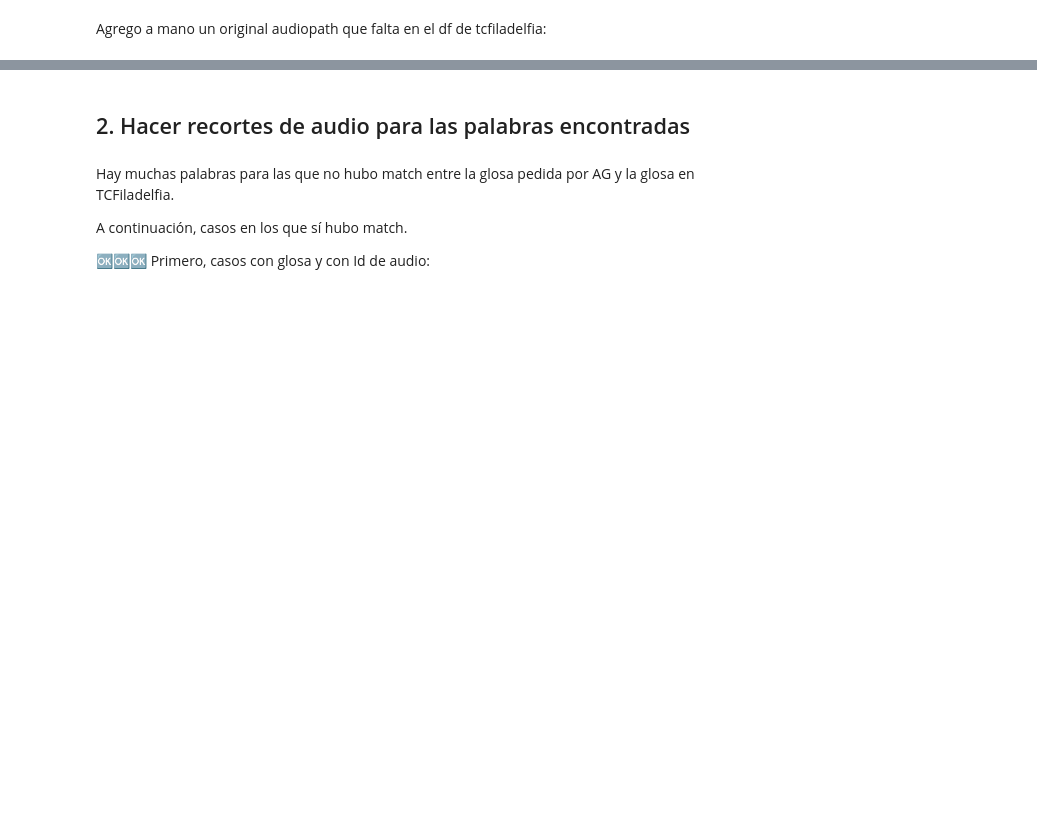
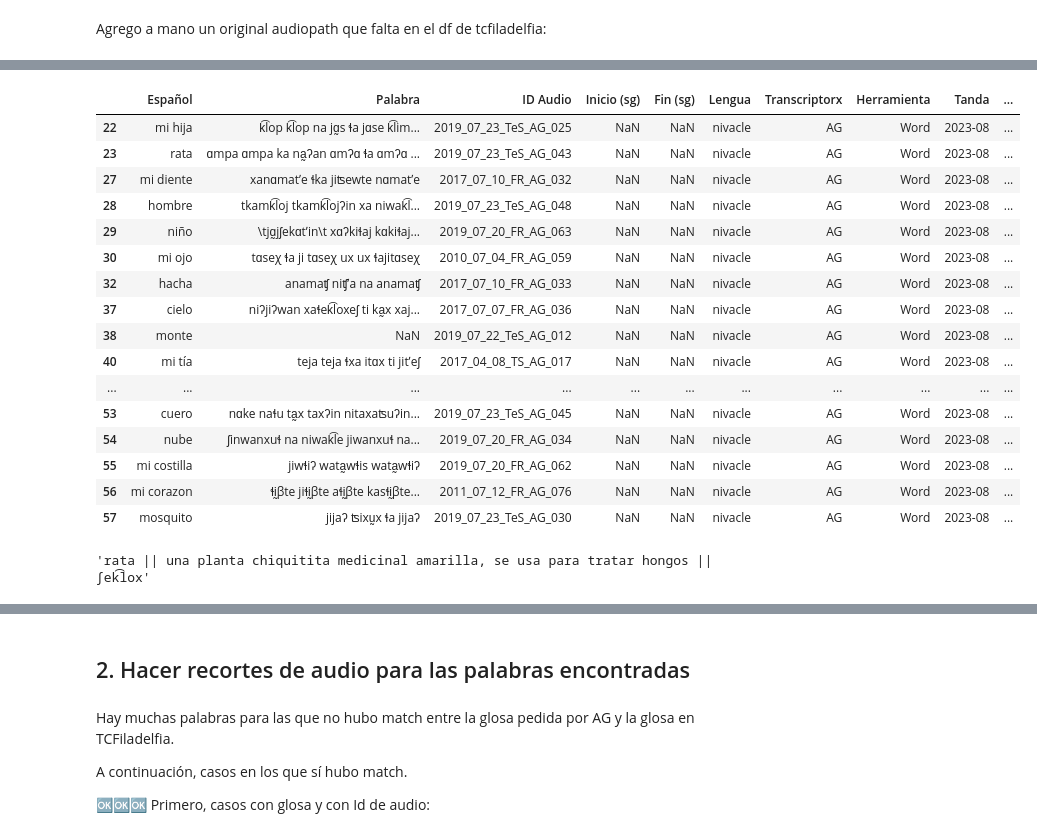
Before and after one commit to nidiah/PICT-2020, a Jupyter notebook: resultados-gh-2023-ago.ipynb, the cells around one changed output, grey strips where cells are left out. Saved outputs shown, nothing was run; the diff lists cells and outputs as text; code cells hidden in the pictures; blank space fills up the shorter version.

```diff
--- a/resultados-gh-2023-ago.ipynb
+++ b/resultados-gh-2023-ago.ipynb
@@ -152,0 +223,26 @@ TypeError: argument of type 'float' is not iterable
+# %%
+df3 = pd.DataFrame(new_rows2)
+df3 = df3.drop_duplicates()
+df3
+# %% [output]
+|  | Español | Palabra | ID Audio | Inicio (sg) | Fin (sg) | Lengua | Transcriptorx | Herramienta | Tanda | ... |
+| 22 | mi hija | k͡lop k͡lop na jɑ̰s ɬa jɑse k͡lim... | 2019_07_23_TeS_AG_025 | NaN | NaN | nivacle | AG | Word | 2023-08 | ... |
+| 23 | rata | ɑmpa ɑmpa ka na̰ʔan ɑmʔɑ ɬa ɑmʔɑ ... | 2019_07_23_TeS_AG_043 | NaN | NaN | nivacle | AG | Word | 2023-08 | ... |
+| 27 | mi diente | xanɑmatʼe ɬka jiʦewte nɑmatʼe | 2017_07_10_FR_AG_032 | NaN | NaN | nivacle | AG | Word | 2023-08 | ... |
+| 28 | hombre | tkamk͡loj tkamk͡lojʔin xa niwak͡l... | 2019_07_23_TeS_AG_048 | NaN | NaN | nivacle | AG | Word | 2023-08 | ... |
+| 29 | niño | \tjɑ̰jʃekɑtʼin\t xɑʔkiɬaj kɑkiɬaj... | 2019_07_20_FR_AG_063 | NaN | NaN | nivacle | AG | Word | 2023-08 | ... |
+| 30 | mi ojo | tɑseχ ɬa ji tɑseχ ux ux ɬajitɑseχ | 2010_07_04_FR_AG_059 | NaN | NaN | nivacle | AG | Word | 2023-08 | ... |
+| 32 | hacha | anamaʧ niʧʼa na anamaʧ | 2017_07_10_FR_AG_033 | NaN | NaN | nivacle | AG | Word | 2023-08 | ... |
+| 37 | cielo | niʔjiʔwan xaɬek͡loxeʃ ti ka̰x xaj... | 2017_07_07_FR_AG_036 | NaN | NaN | nivacle | AG | Word | 2023-08 | ... |
+| 38 | monte | NaN | 2019_07_22_TeS_AG_012 | NaN | NaN | nivacle | AG | Word | 2023-08 | ... |
+| 40 | mi tía | teja teja ɬxa itɑx ti jitʼeʃ | 2017_04_08_TS_AG_017 | NaN | NaN | nivacle | AG | Word | 2023-08 | ... |
+| ... | ... | ... | ... | ... | ... | ... | ... | ... | ... | ... |
+| 53 | cuero | nɑke naɬu ta̰x taxʔin nitaxaʦuʔin... | 2019_07_23_TeS_AG_045 | NaN | NaN | nivacle | AG | Word | 2023-08 | ... |
+| 54 | nube | ʃinwanxuɬ na niwak͡le jiwanxuɬ na... | 2019_07_20_FR_AG_034 | NaN | NaN | nivacle | AG | Word | 2023-08 | ... |
+| 55 | mi costilla | jiwɬiʔ wata̰wɬis wata̰wɬiʔ | 2019_07_20_FR_AG_062 | NaN | NaN | nivacle | AG | Word | 2023-08 | ... |
+| 56 | mi corazon | ɬḭβte jiɬḭβte aɬḭβte kasɬḭβte... | 2011_07_12_FR_AG_076 | NaN | NaN | nivacle | AG | Word | 2023-08 | ... |
+| 57 | mosquito | jijaʔ ʦixṵx ɬa jijaʔ | 2019_07_23_TeS_AG_030 | NaN | NaN | nivacle | AG | Word | 2023-08 | ... |
+# %%
+new_rows2[0]
+# %% [output]
+'rata || una planta chiquitita medicinal amarilla, se usa para tratar hongos || ʃek͡lox'
```
Also changed, not shown: parts of 19 cells of this notebook, 1 other file.
